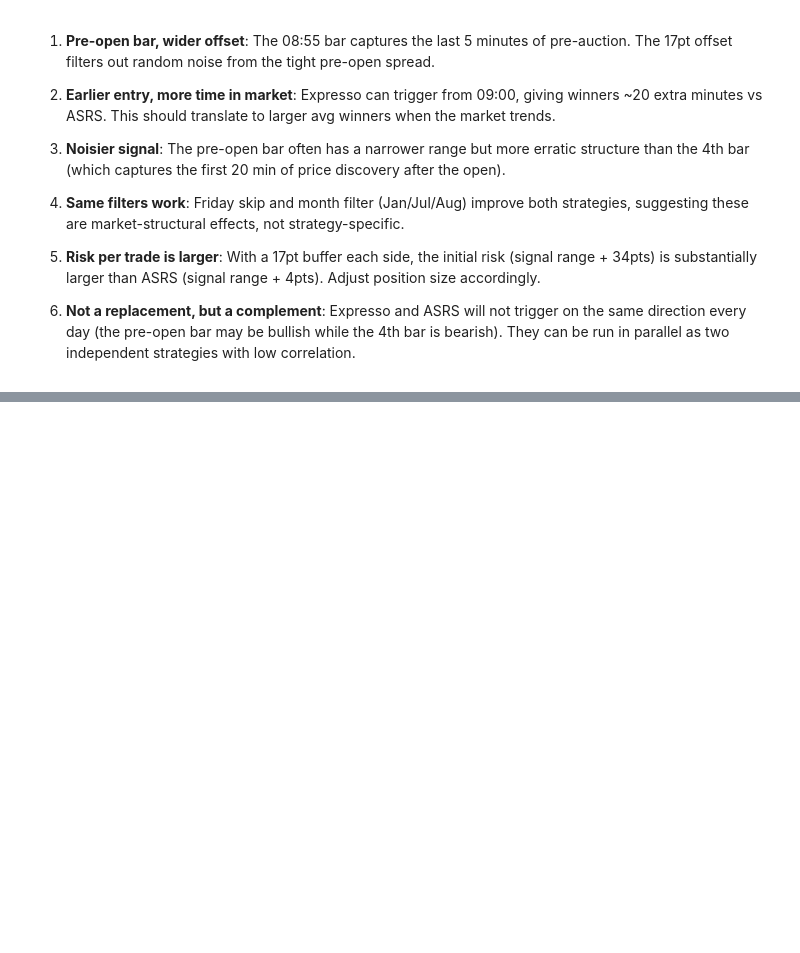
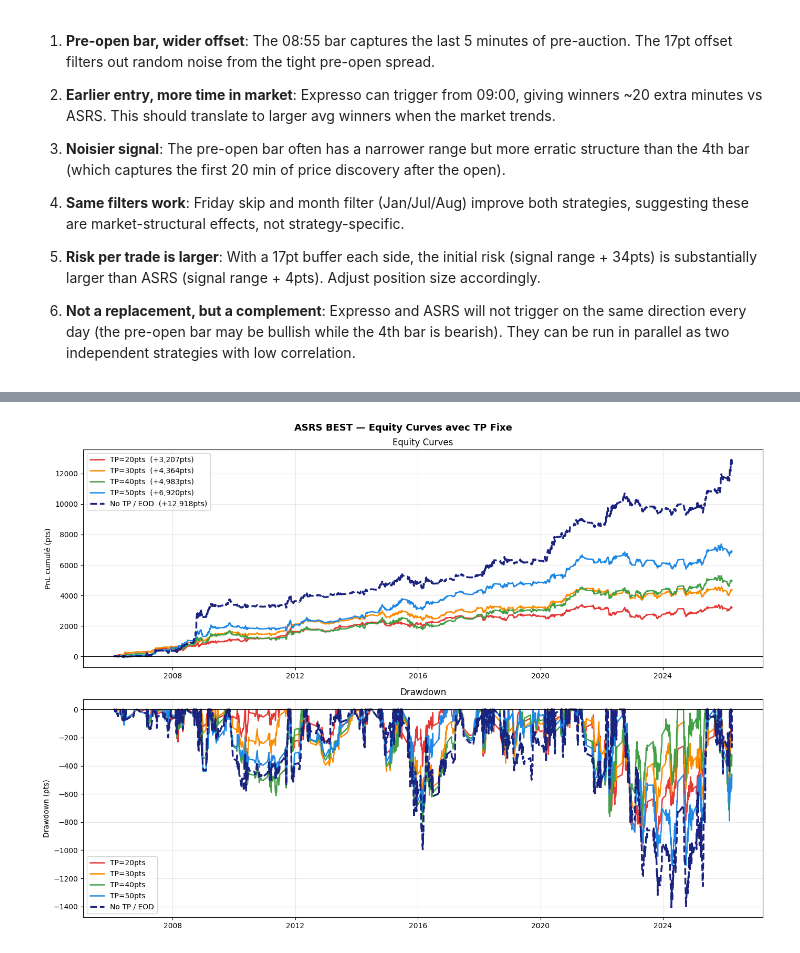
Before and after one commit to ali-bhy01/Projet-INFO-2AS2, a Jupyter notebook: notebooks/05_expresso_backtest.ipynb, the cells around one changed output, grey strips where cells are left out. Cells and saved outputs as stored; diff of their text form; code cells hidden in the pictures; blank space fills up the shorter version.

```diff
--- a/notebooks/05_expresso_backtest.ipynb
+++ b/notebooks/05_expresso_backtest.ipynb
@@ -1157,0 +1291,67 @@ ASRS_best       2053        48.6         55.2         -39.9      1.38
+# %%
+# Métriques comparatives
+rows_tp = []
+for tp_key, df in tp_results.items():
+    label = f"TP={tp_key}" if tp_key != 'no_tp' else "No TP (EOD)"
+    m = metrics(df, label=label)
+    if tp_key != 'no_tp':
+        tp_hits  = (df['exit_reason'] == 'tp').sum()
+        stops    = (df['exit_reason'] == 'stop').sum()
+        unresolved = (df['exit_reason'] == 'unresolved').sum() if 'exit_reason' in df.columns else 0
+        m['tp_hit_%']     = round(tp_hits   / len(df) * 100, 1)
+        m['stop_%']       = round(stops     / len(df) * 100, 1)
+        m['unresolved_%'] = round(unresolved/ len(df) * 100, 1)
+    rows_tp.append(m)
+
+summary_tp = pd.DataFrame(rows_tp).set_index('label')
+
+COLS_TP = ['n_trades', 'win_rate_%', 'profit_factor', 'total_pnl',
+           'avg_trade_pts', 'sharpe', 'max_dd']
+
+print('=== ASRS BEST — Comparaison TP fixe ===')
+print(summary_tp[COLS_TP].to_string())
+
+print('\n=== Taux de sortie par type (TP fixe uniquement) ===')
+exit_cols = [c for c in ['tp_hit_%', 'stop_%', 'unresolved_%'] if c in summary_tp.columns]
+if exit_cols:
+    print(summary_tp[exit_cols].dropna().to_string())
+
+# Equity curves
+fig, axes = plt.subplots(2, 1, figsize=(14, 10))
+fig.suptitle('ASRS BEST — Equity Curves avec TP Fixe', fontsize=13, fontweight='bold')
+
+colors_tp = {20: '#E53935', 30: '#FB8C00', 40: '#43A047', 50: '#1E88E5', 'no_tp': '#1A237E'}
+lws       = {20: 1.8, 30: 1.8, 40: 1.8, 50: 1.8, 'no_tp': 2.5}
+lss       = {20: '-',  30: '-',  40: '-',  50: '-',  'no_tp': '--'}
+
+ax = axes[0]
+for tp_key, df in tp_results.items():
+    label = f"TP={tp_key}pts  ({df['pnl'].sum():+,.0f}pts)" if tp_key != 'no_tp' \
+            else f"No TP / EOD  ({df['pnl'].sum():+,.0f}pts)"
+    cum = df['pnl'].cumsum()
+    ax.plot(cum.index, cum.values, color=colors_tp[tp_key],
+            lw=lws[tp_key], ls=lss[tp_key], label=label)
+ax.axhline(0, color='black', lw=0.8)
+ax.set_ylabel('PnL cumulé (pts)')
+ax.set_title('Equity Curves')
+ax.legend(fontsize=10)
+ax.grid(True, alpha=0.3)
+
+# Drawdown curves
+ax2 = axes[1]
+for tp_key, df in tp_results.items():
+    label = f"TP={tp_key}pts" if tp_key != 'no_tp' else "No TP / EOD"
+    cum = df['pnl'].cumsum()
+    dd  = cum - cum.cummax()
+    ax2.plot(dd.index, dd.values, color=colors_tp[tp_key],
+             lw=lws[tp_key], ls=lss[tp_key], label=label)
+ax2.axhline(0, color='black', lw=0.8)
+ax2.set_ylabel('Drawdown (pts)')
+ax2.set_title('Drawdown')
+ax2.legend(fontsize=10)
+ax2.grid(True, alpha=0.3)
+
+plt.tight_layout()
+plt.savefig(ROOT / 'data' / 'asrs_tp_study.png', dpi=150, bbox_inches='tight')
+plt.show()
+# %% [output]
@@ -1157,0 +1374 @@ ASRS_best       2053        48.6         55.2         -39.9      1.38
+[figure, added]
```
Also changed, not shown: parts of 5 cells of this notebook, 9 other files.
